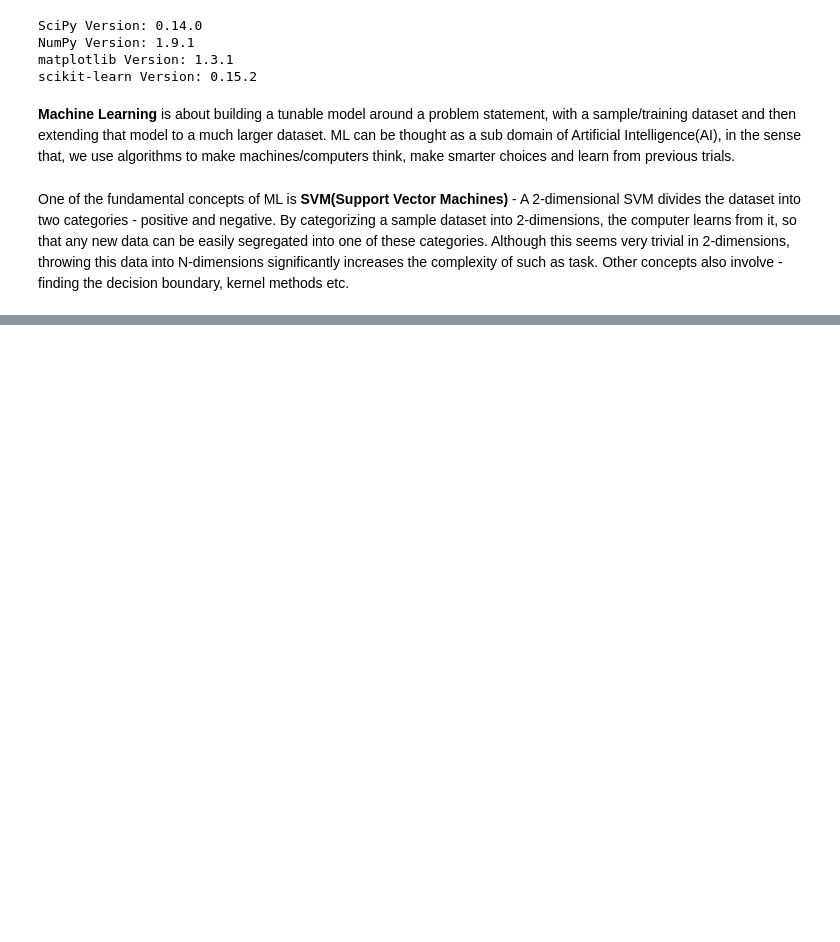
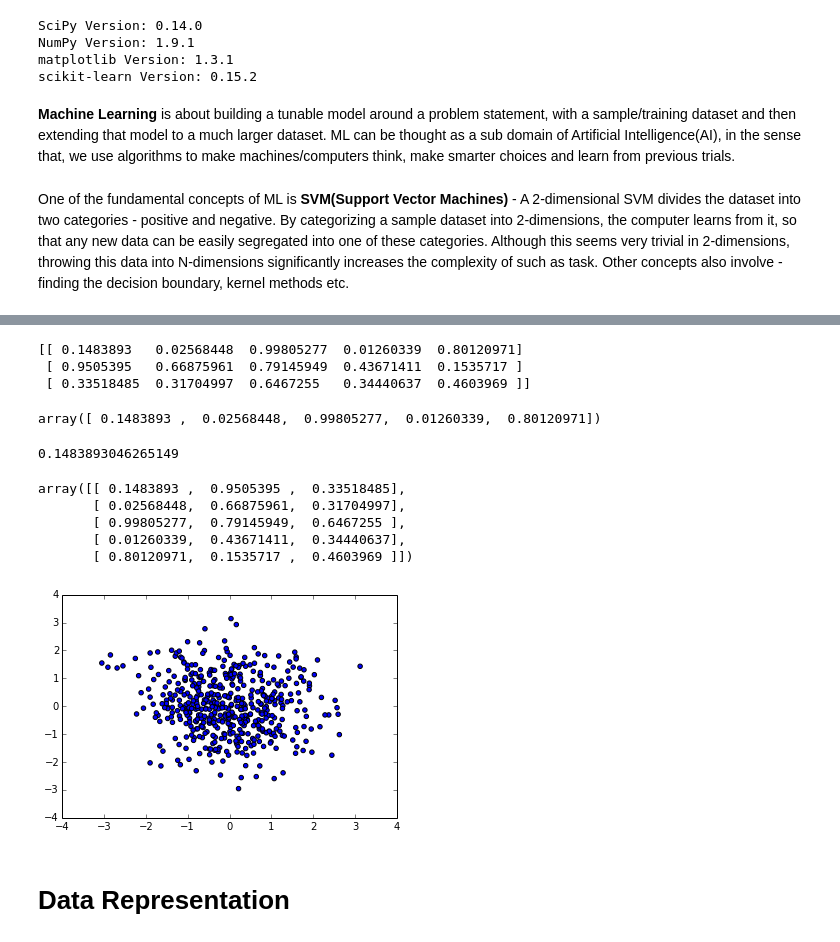
Before and after one commit to KartikKannapur/Exploring-Python-Libraries, a Jupyter notebook: scikit-learn.ipynb, the cells around one changed output, grey strips where cells are left out. Drawn from its saved outputs; the diff is of its cells as text; code cells hidden in the pictures; blank space fills up the shorter version.

```diff
--- a/scikit-learn.ipynb
+++ b/scikit-learn.ipynb
@@ -27,0 +45,25 @@ One of the fundamental concepts of ML is __SVM(Support Vector Machines)__ - A 2-
+# %%
+#Assign the random array to a variable
+my_array = np.random.random((3,5))
+print my_array
+# %% [output]
+[[ 0.1483893   0.02568448  0.99805277  0.01260339  0.80120971]
+ [ 0.9505395   0.66875961  0.79145949  0.43671411  0.1535717 ]
+ [ 0.33518485  0.31704997  0.6467255   0.34440637  0.4603969 ]]
+# %%
+my_array[0]
+# %% [output]
+array([ 0.1483893 ,  0.02568448,  0.99805277,  0.01260339,  0.80120971])
+# %%
+my_array[0][0]
+# %% [output]
+0.1483893046265149
+# %%
+#Transposing an array
+my_array.T
+# %% [output]
+array([[ 0.1483893 ,  0.9505395 ,  0.33518485],
+       [ 0.02568448,  0.66875961,  0.31704997],
+       [ 0.99805277,  0.79145949,  0.6467255 ],
+       [ 0.01260339,  0.43671411,  0.34440637],
+       [ 0.80120971,  0.1535717 ,  0.4603969 ]])
@@ -27,0 +73,9 @@ One of the fundamental concepts of ML is __SVM(Support Vector Machines)__ - A 2-
+# %%
+#Plotting random numbers - x & y
+x = np.random.normal(size=500)
+y = np.random.normal(size=500)
+mat.pyplot.scatter(x, y);
+# %% [output]
+[figure, added]
+# %% [markdown]
+# Data Representation
```
Also changed, not shown: parts of 5 cells of this notebook.
